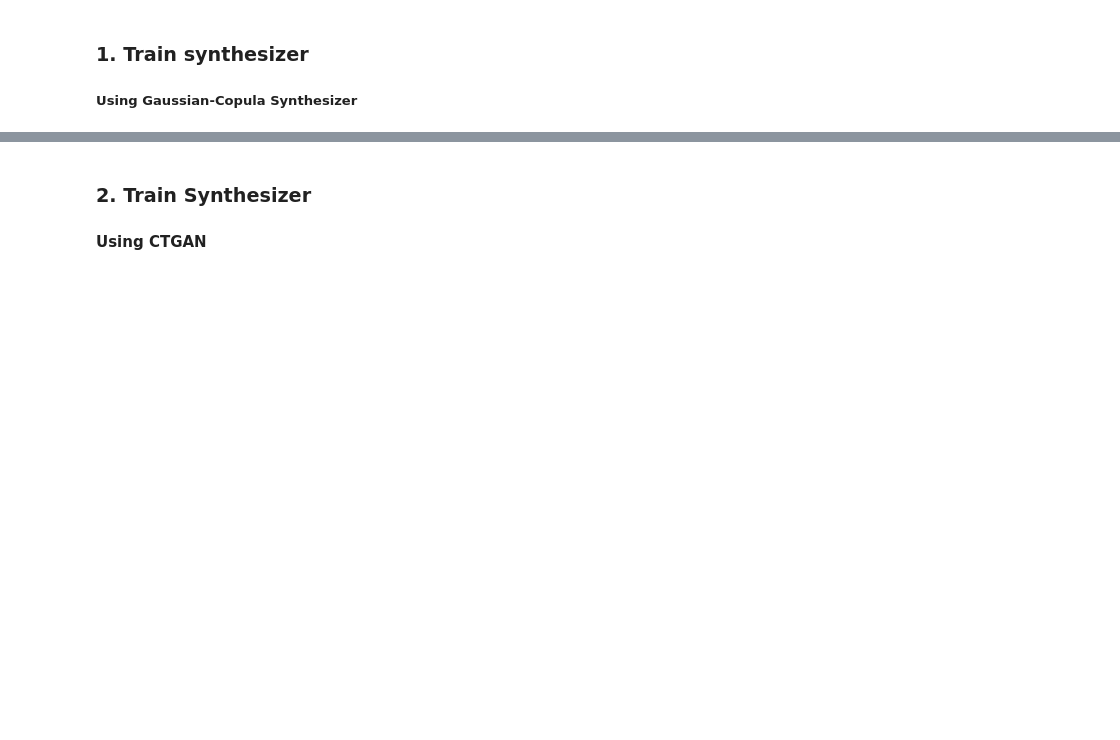
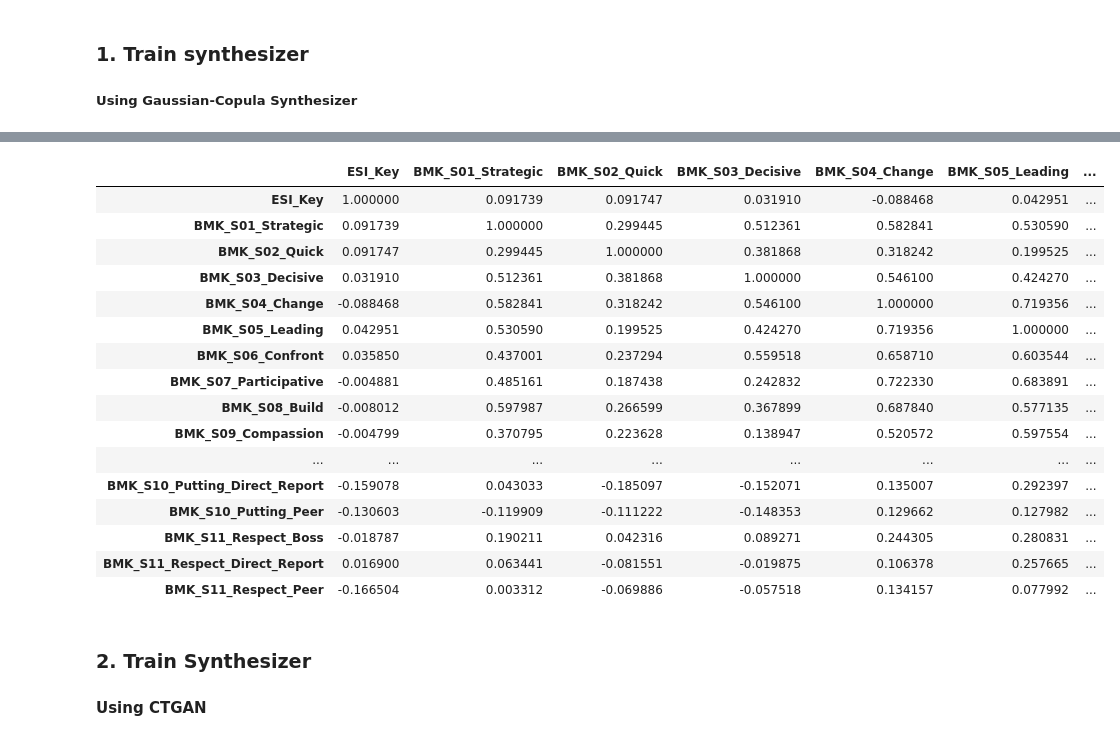
Before and after one commit to sirishshresthas/synth360, a Jupyter notebook: main.ipynb, the cells around one changed output, grey strips where cells are left out. Drawn from its saved outputs; the diff is of its cells as text; code cells hidden in the pictures; blank space fills up the shorter version.

```diff
--- a/main.ipynb
+++ b/main.ipynb
@@ -81,3 +284,7 @@ from sdv.metadata import SingleTableMetadata
 # %%
-metadata = SingleTableMetadata()
+for c in real_data.columns[1:]:
+    metadata.update_column(
+        column_name=c,
+        sdtype='numerical',
+        computer_representation='Float')
 # %%
@@ -92,17 +299,17 @@ metadata.validate_data(data=real_data)
 # %%
 from sdv.single_table import GaussianCopulaSynthesizer
 # %%
-## step 1: create the synthesizer
+# step 1: create the synthesizer
 synthesizer = GaussianCopulaSynthesizer(
     metadata,
     enforce_min_max_values=True,
-    enforcing_rounding=False,
+    # enforcing_rounding=False,
     numerical_distributions={
 
     },
     default_distribution='norm'
 )
 
-## step 2: Train the synthesizer
+# step 2: Train the synthesizer
 synthesizer.fit(real_data)
 # %%
@@ -111,5 +334,26 @@ synthetic_data = synthesizer.sample(num_rows=100)
 # %%
-synthetic_data
+synth_numeric_df = synthetic_data.select_dtypes(include=[np.number])
+synth_corr = synth_numeric_df.corr()
+# %%
+synth_corr.style.background_gradient(cmap='coolwarm')
+# %% [output]
+|  | ESI_Key | BMK_S01_Strategic | BMK_S02_Quick | BMK_S03_Decisive | BMK_S04_Change | BMK_S05_Leading | ... |
+| ESI_Key | 1.000000 | 0.091739 | 0.091747 | 0.031910 | -0.088468 | 0.042951 | ... |
+| BMK_S01_Strategic | 0.091739 | 1.000000 | 0.299445 | 0.512361 | 0.582841 | 0.530590 | ... |
+| BMK_S02_Quick | 0.091747 | 0.299445 | 1.000000 | 0.381868 | 0.318242 | 0.199525 | ... |
+| BMK_S03_Decisive | 0.031910 | 0.512361 | 0.381868 | 1.000000 | 0.546100 | 0.424270 | ... |
+| BMK_S04_Change | -0.088468 | 0.582841 | 0.318242 | 0.546100 | 1.000000 | 0.719356 | ... |
+| BMK_S05_Leading | 0.042951 | 0.530590 | 0.199525 | 0.424270 | 0.719356 | 1.000000 | ... |
+| BMK_S06_Confront | 0.035850 | 0.437001 | 0.237294 | 0.559518 | 0.658710 | 0.603544 | ... |
+| BMK_S07_Participative | -0.004881 | 0.485161 | 0.187438 | 0.242832 | 0.722330 | 0.683891 | ... |
+| BMK_S08_Build | -0.008012 | 0.597987 | 0.266599 | 0.367899 | 0.687840 | 0.577135 | ... |
+| BMK_S09_Compassion | -0.004799 | 0.370795 | 0.223628 | 0.138947 | 0.520572 | 0.597554 | ... |
+| ... | ... | ... | ... | ... | ... | ... | ... |
+| BMK_S10_Putting_Direct_Report | -0.159078 | 0.043033 | -0.185097 | -0.152071 | 0.135007 | 0.292397 | ... |
+| BMK_S10_Putting_Peer | -0.130603 | -0.119909 | -0.111222 | -0.148353 | 0.129662 | 0.127982 | ... |
+| BMK_S11_Respect_Boss | -0.018787 | 0.190211 | 0.042316 | 0.089271 | 0.244305 | 0.280831 | ... |
+| BMK_S11_Respect_Direct_Report | 0.016900 | 0.063441 | -0.081551 | -0.019875 | 0.106378 | 0.257665 | ... |
+| BMK_S11_Respect_Peer | -0.166504 | 0.003312 | -0.069886 | -0.057518 | 0.134157 | 0.077992 | ... |
 # %% [markdown]
 ### 2. Train Synthesizer
 #### Using CTGAN
```
Also changed, not shown: parts of 54 cells of this notebook, 26 other files.
